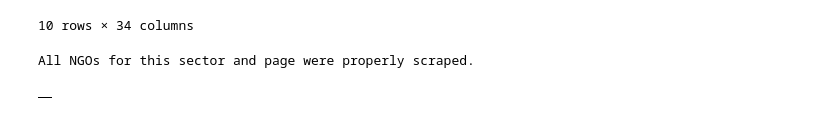
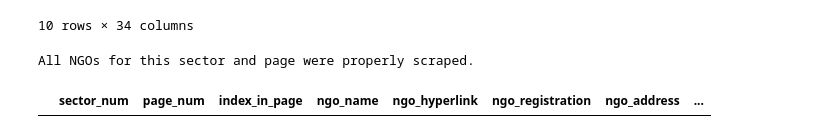
Before and after one commit to jspgr33n/QTM-Research, a Jupyter notebook: QTM 499R/3_get_policymaker_list/python_india_scraping/main_scraping_india.ipynb, the cells around one changed output. Saved outputs shown, nothing was run; the diff lists cells and outputs as text; code cells hidden in the pictures.

```diff
--- a/QTM 499R/3_get_policymaker_list/python_india_scraping/main_scraping_india.ipynb
+++ b/QTM 499R/3_get_policymaker_list/python_india_scraping/main_scraping_india.ipynb
@@ -108,11 +108,22 @@ df_click
 # %%
 # Given that the 10 observations in both df_front and df_click have the same ngo_name, we can say that
 # these NGOs were properly scraped without a problem. Let's try doing this with a faulty df now (missing some observations).
 
-compare_ngo_information(df_front, df_click)
+df_click_new = df_click.iloc[:,:]
+
+# display(df_click_new)
+
+output = compare_ngo_information(df_front, df_click_new)
+
+list_ngos_click = df_click_new["ngo_name"].to_list()
+
+difference = df_front.query('not(ngo_name in @list_ngos_click)')
+difference
+
+# output
 # %% [output]
 All NGOs for this sector and page were properly scraped.
-|  |
+|  | sector_num | page_num | index_in_page | ngo_name | ngo_hyperlink | ngo_registration | ngo_address | ... |
 # %%
 df_click_test = df_click
 
```
Also changed, not shown: parts of 7 cells of this notebook, 5 other files.
